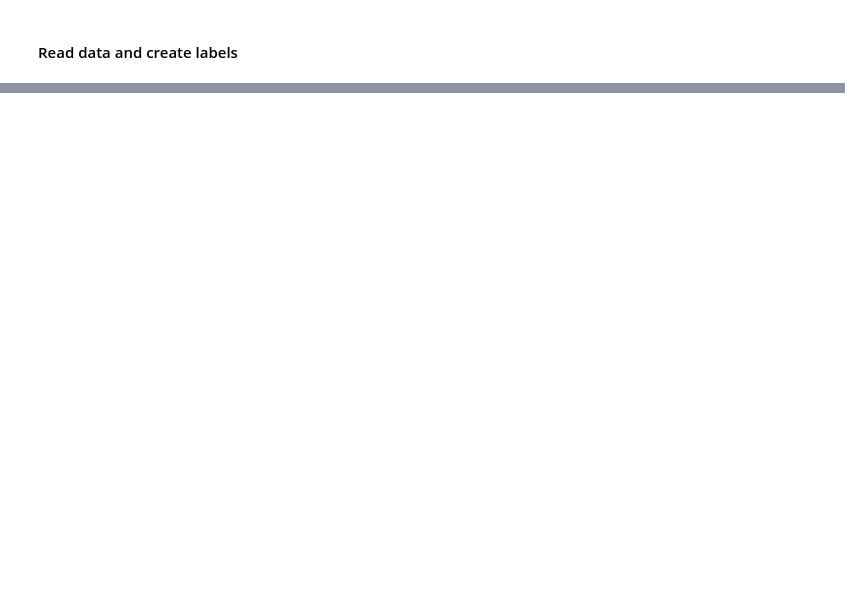
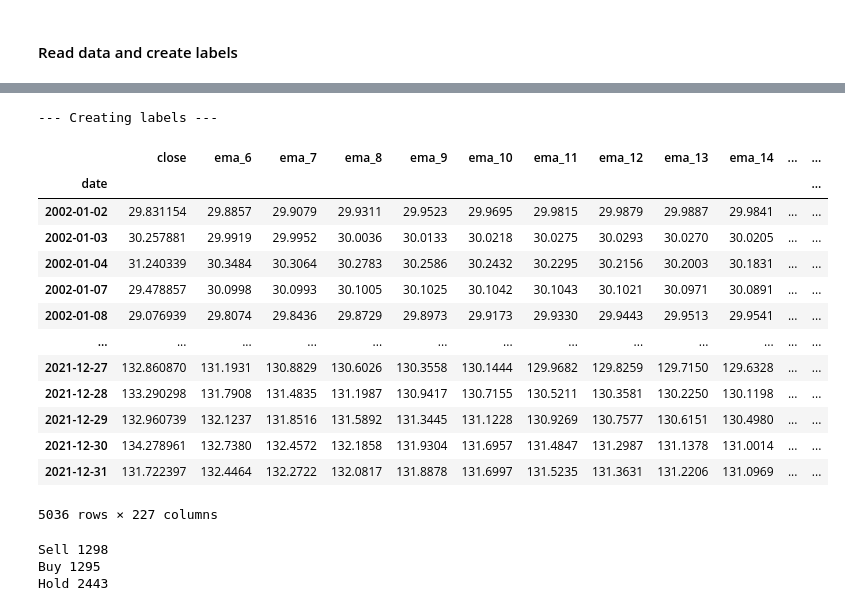
Before and after one commit to fakhryfernanda/deeplearning-tugas, a Jupyter notebook: tugas3/price_data.ipynb, the cells around one changed output, grey strips where cells are left out. Cells and saved outputs as stored; diff of their text form; code cells hidden in the pictures; blank space fills up the shorter version.

```diff
--- a/tugas3/price_data.ipynb
+++ b/tugas3/price_data.ipynb
@@ -62,3 +90,31 @@ df.describe()
+# %%
+labels = create_labels(df, window_size=3)
+df["labels"] = labels.astype(int)
+df
+# %% [output]
+--- Creating labels ---
+|  | close | ema_6 | ema_7 | ema_8 | ema_9 | ema_10 | ema_11 | ema_12 | ema_13 | ema_14 | ... | ... |
+| date |  |  |  |  |  |  |  |  |  |  |  | ... |
+| 2002-01-02 | 29.831154 | 29.8857 | 29.9079 | 29.9311 | 29.9523 | 29.9695 | 29.9815 | 29.9879 | 29.9887 | 29.9841 | ... | ... |
+| 2002-01-03 | 30.257881 | 29.9919 | 29.9952 | 30.0036 | 30.0133 | 30.0218 | 30.0275 | 30.0293 | 30.0270 | 30.0205 | ... | ... |
+| 2002-01-04 | 31.240339 | 30.3484 | 30.3064 | 30.2783 | 30.2586 | 30.2432 | 30.2295 | 30.2156 | 30.2003 | 30.1831 | ... | ... |
+| 2002-01-07 | 29.478857 | 30.0998 | 30.0993 | 30.1005 | 30.1025 | 30.1042 | 30.1043 | 30.1021 | 30.0971 | 30.0891 | ... | ... |
+| 2002-01-08 | 29.076939 | 29.8074 | 29.8436 | 29.8729 | 29.8973 | 29.9173 | 29.9330 | 29.9443 | 29.9513 | 29.9541 | ... | ... |
+| ... | ... | ... | ... | ... | ... | ... | ... | ... | ... | ... | ... | ... |
+| 2021-12-27 | 132.860870 | 131.1931 | 130.8829 | 130.6026 | 130.3558 | 130.1444 | 129.9682 | 129.8259 | 129.7150 | 129.6328 | ... | ... |
+| 2021-12-28 | 133.290298 | 131.7908 | 131.4835 | 131.1987 | 130.9417 | 130.7155 | 130.5211 | 130.3581 | 130.2250 | 130.1198 | ... | ... |
+| 2021-12-29 | 132.960739 | 132.1237 | 131.8516 | 131.5892 | 131.3445 | 131.1228 | 130.9269 | 130.7577 | 130.6151 | 130.4980 | ... | ... |
+| 2021-12-30 | 134.278961 | 132.7380 | 132.4572 | 132.1858 | 131.9304 | 131.6957 | 131.4847 | 131.2987 | 131.1378 | 131.0014 | ... | ... |
+| 2021-12-31 | 131.722397 | 132.4464 | 132.2722 | 132.0817 | 131.8878 | 131.6997 | 131.5235 | 131.3631 | 131.2206 | 131.0969 | ... | ... |
+5036 rows × 227 columns
+# %%
+print(f"Sell {sum(labels == 0)}")
+print(f"Buy {sum(labels == 1)}")
+print(f"Hold {sum(labels == 2)}")
+# %% [output]
+Sell 1298
+Buy 1295
+Hold 2443
 # %%
 num_features = len(df.columns) - 1
 shape = (int(np.sqrt(num_features)), int(np.sqrt(num_features)))
```
Also changed, not shown: parts of 16 cells of this notebook, 2 other files.
